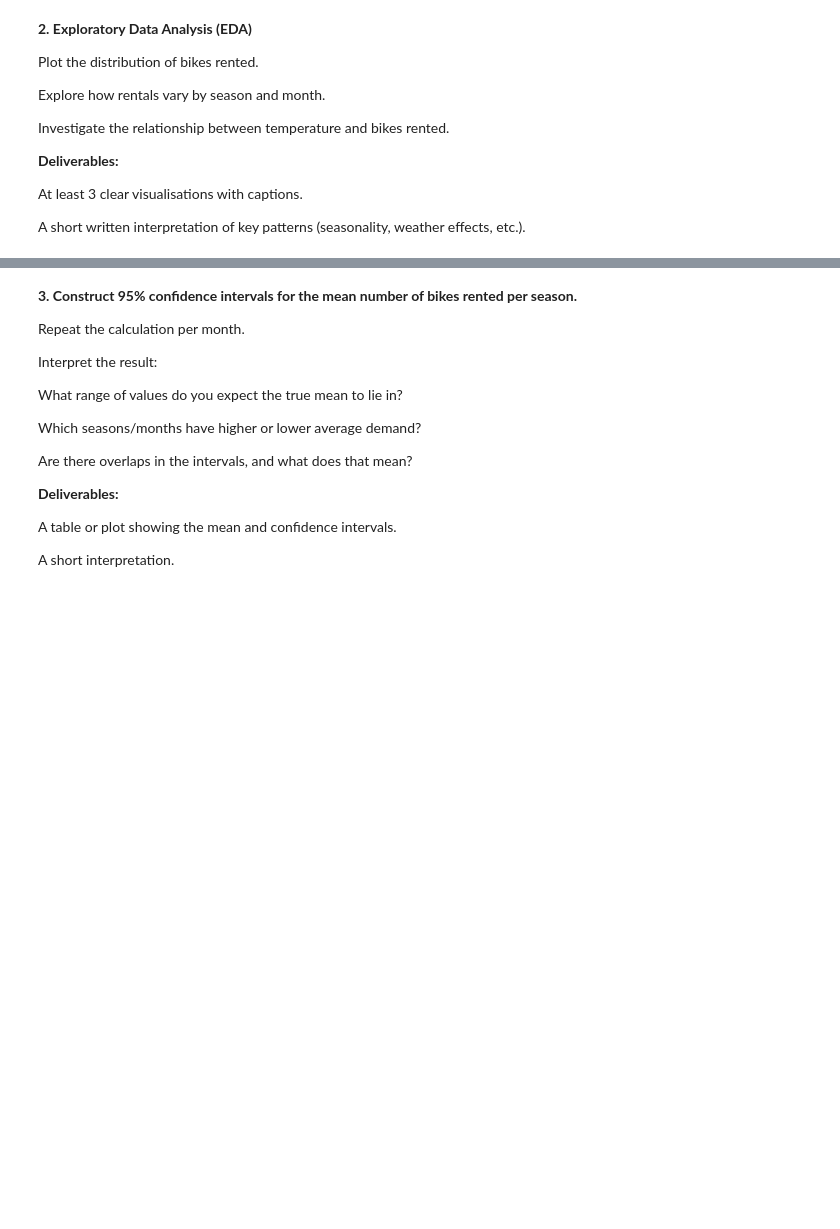
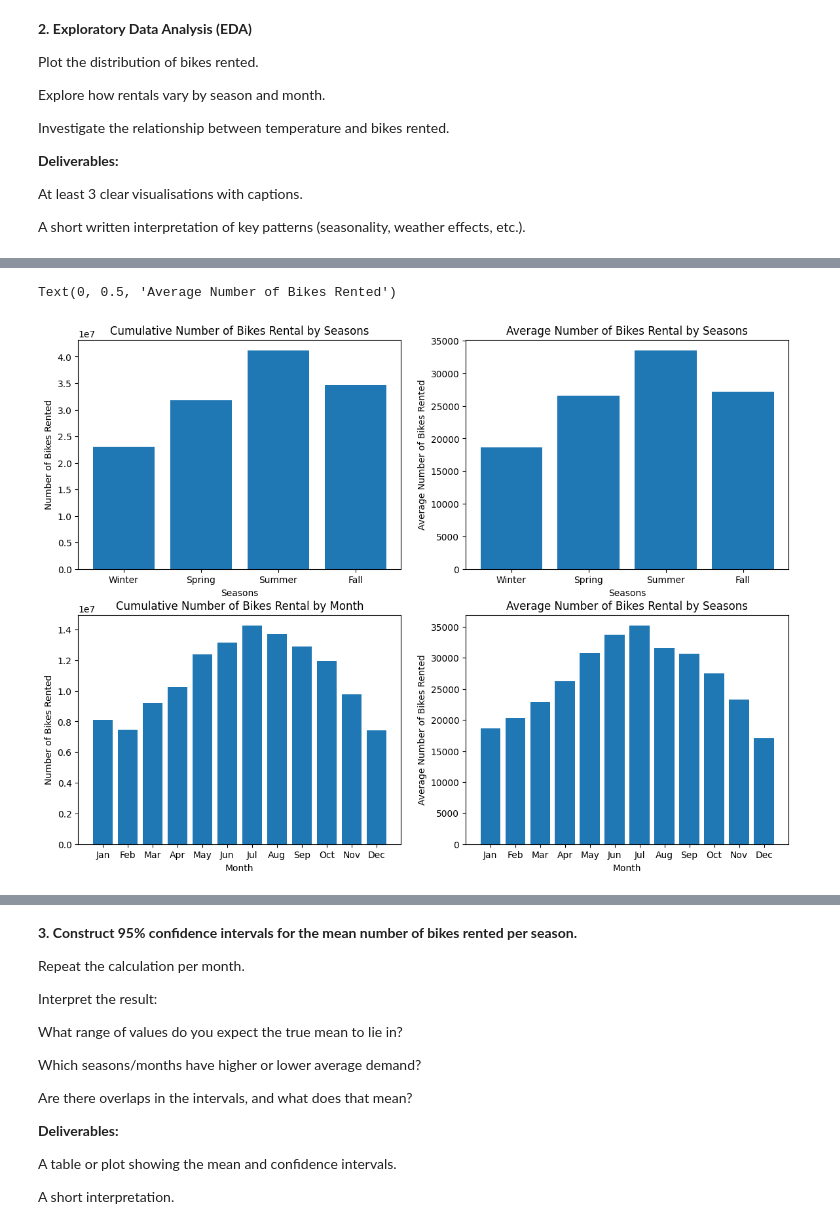
Before and after one commit to bence-szabo-git/Analytics-through-Coding, a Jupyter notebook: Session_3/Group_Project.ipynb, the cells around one changed output, grey strips where cells are left out. Drawn from its saved outputs; the diff is of its cells as text; code cells hidden in the pictures; blank space fills up the shorter version.

```diff
--- a/Session_3/Group_Project.ipynb
+++ b/Session_3/Group_Project.ipynb
@@ -260,0 +271,36 @@ A short written interpretation of key patterns (seasonality, weather effects, et
+# %%
+#Explore how rentals vary by season and month.
+
+season_avg = london_bikes_filled.groupby('season').agg( total = ('bikes_hired','sum'),
+                                          average = ('bikes_hired','mean')).reset_index()
+monthly_avg = london_bikes_filled.groupby('month').agg(total = ('bikes_hired','sum'),
+                                          average = ('bikes_hired','mean')).reset_index()
+
+
+fig, axs = plt.subplots(2, 2, figsize=(14, 10))  # 2 rows, 2 columns
+
+axs[0,0].bar(season_avg.season.sort_values(),season_avg.total)
+axs[0,0].set_title('Cumulative Number of Bikes Rental by Seasons')
+axs[0,0].set_xlabel('Seasons')
+axs[0,0].set_ylabel('Number of Bikes Rented')
+
+
+axs[0,1].bar(season_avg.season.sort_values(),season_avg.average)
+axs[0,1].set_title('Average Number of Bikes Rental by Seasons')
+axs[0,1].set_xlabel('Seasons')
+axs[0,1].set_ylabel('Average Number of Bikes Rented')
+
+
+axs[1,0].bar(monthly_avg.month.sort_values(),monthly_avg.total)
+axs[1,0].set_title('Cumulative Number of Bikes Rental by Month')
+axs[1,0].set_xlabel('Month')
+axs[1,0].set_ylabel('Number of Bikes Rented')
+
+
+axs[1,1].bar(monthly_avg.month.sort_values(),monthly_avg.average)
+axs[1,1].set_title('Average Number of Bikes Rental by Seasons')
+axs[1,1].set_xlabel('Month')
+axs[1,1].set_ylabel('Average Number of Bikes Rented')
+# %% [output]
+Text(0, 0.5, 'Average Number of Bikes Rented')
+[figure, added]
```
Also changed, not shown: parts of 5 cells of this notebook.
